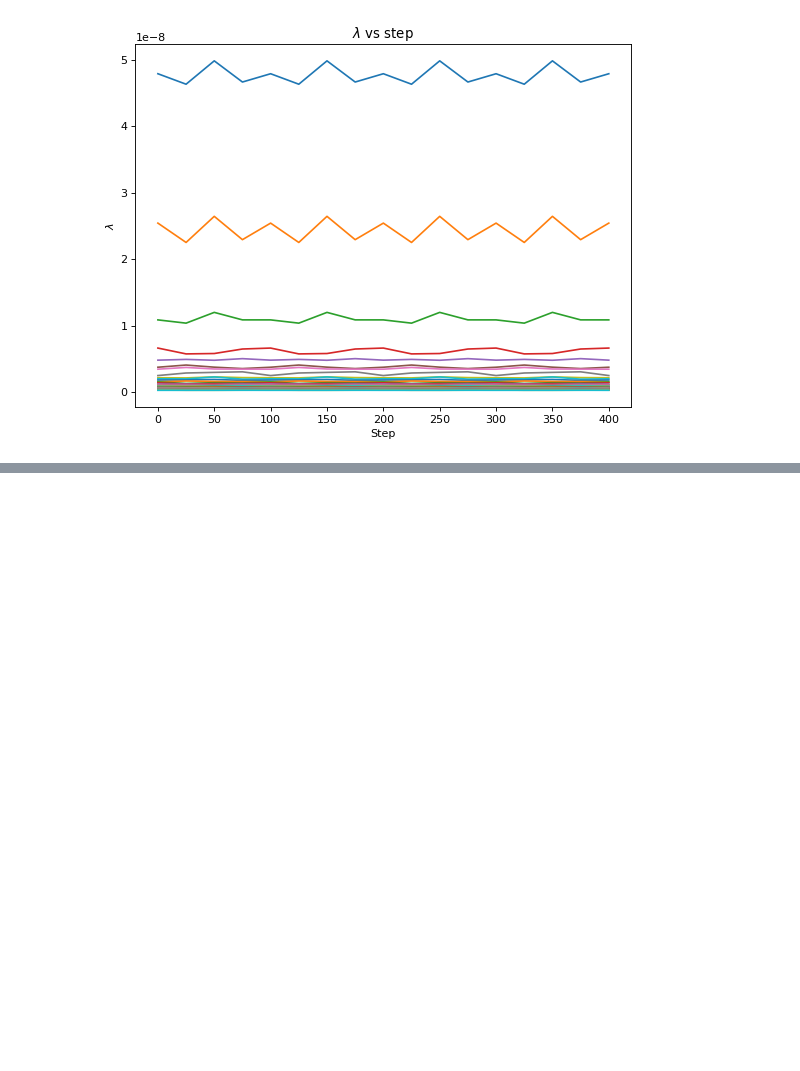
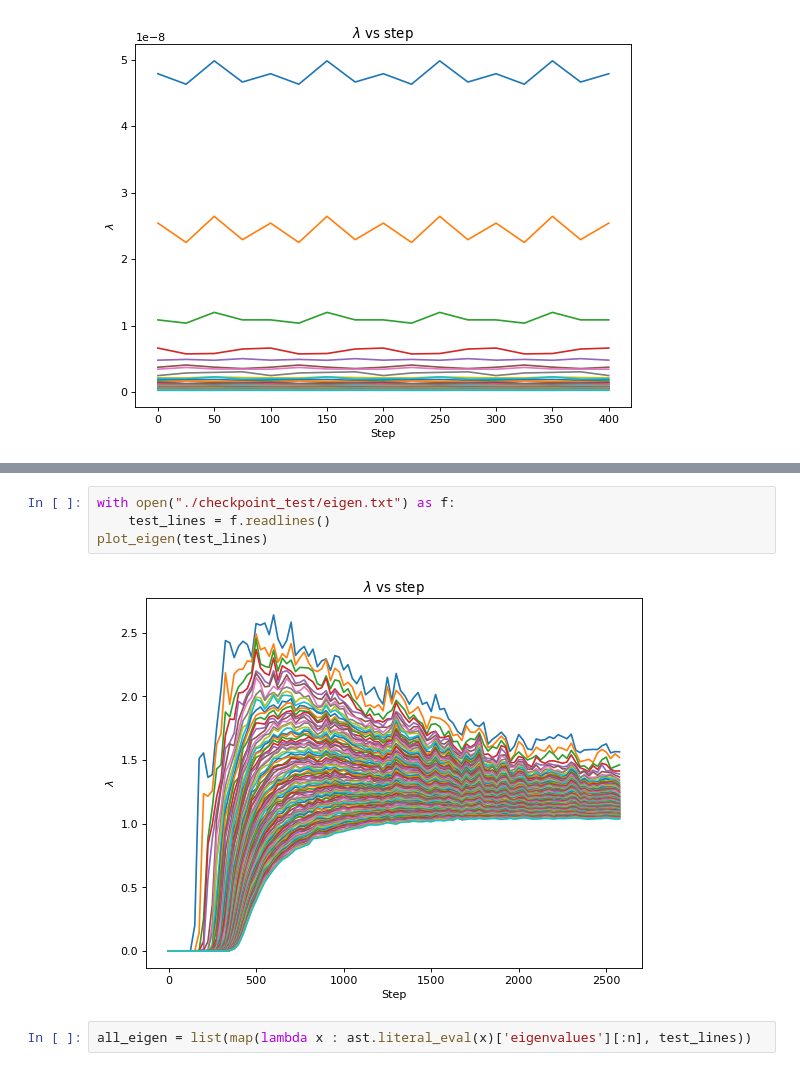
Before and after one commit to DGeisz/CodeX, a Jupyter notebook: Contrastive Learning/plotzzzz.ipynb, the cells around one changed output, grey strips where cells are left out. Drawn from its saved outputs; the diff is of its cells as text; blank space fills up the shorter version.

```diff
--- a/Contrastive Learning/plotzzzz.ipynb
+++ b/Contrastive Learning/plotzzzz.ipynb
@@ -46,0 +66,8 @@ plot_eigen(good_lines)
+# %%
+with open("./checkpoint_test/eigen.txt") as f:
+    test_lines = f.readlines()
+plot_eigen(test_lines)
+# %% [output]
+[figure, added]
+# %%
+all_eigen = list(map(lambda x : ast.literal_eval(x)['eigenvalues'][:n], test_lines))
```
Also changed, not shown: parts of 7 cells of this notebook, 7 other files.
